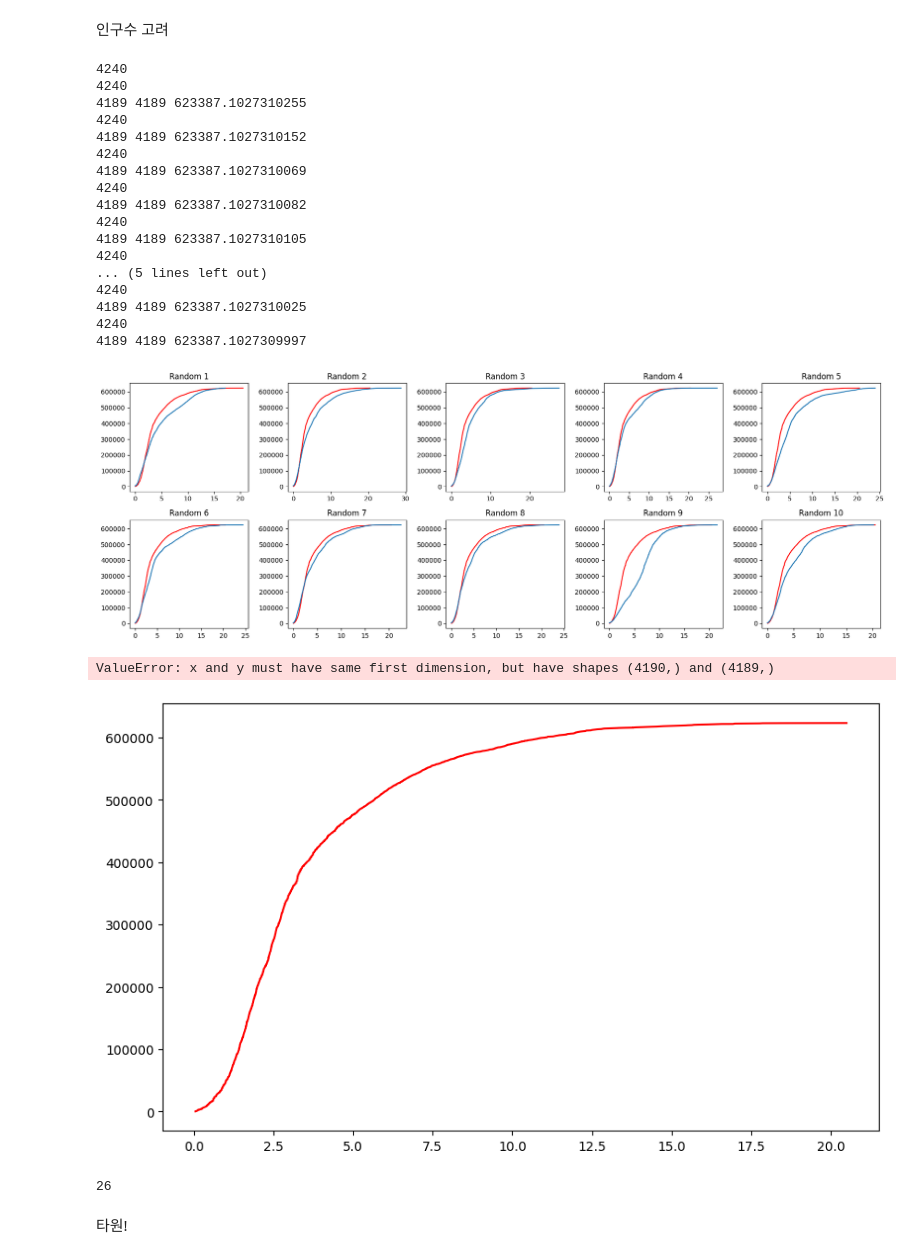
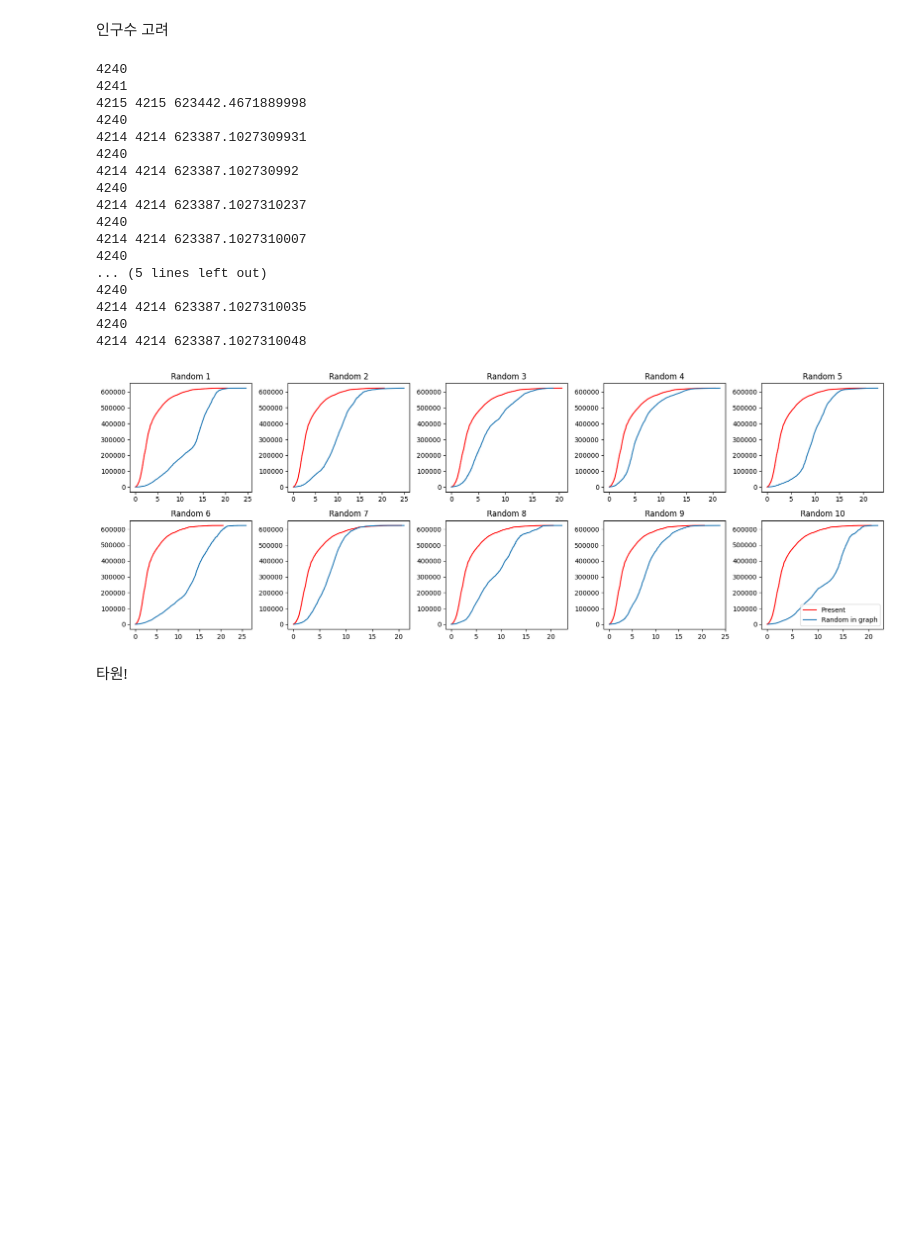
Before and after one commit to DongmyeongBack/road_network, a Jupyter notebook: road_graph.ipynb, the cells around one changed output. Cells and saved outputs as stored; diff of their text form; code cells hidden in the pictures; blank space fills up the shorter version.

Commit message:
graph file

```diff
--- a/road_graph.ipynb
+++ b/road_graph.ipynb
@@ -285,3 +292,7 @@ for _ in range(10):
+# %%
+with open('random_point.pkl', 'rb') as f:
+    random_Gnodes = pickle.load(f)
+# random_Gnodes
 # %%
 # ----- 여기는 현실판
 G = nx.Graph()
@@ -537,72 +538,55 @@ for pointsList in random_Gnodes:
     print(len(x),len(y), y[-1])
 
     if result_y == []:
         result_y = y
         result_x = x
     elif len(result_y) < len(y):
         for i in range(len(result_y)):
             result_y[i] = result_y[i] + y[i]
             result_x = x
     else:
         for i in range(len(y)):
             result_y[i] = result_y[i] + y[i]
     # subplot
     ax = fig.add_subplot(2, 5, iter)
-    ax.plot(cumulative_population.index, cumulative_population.values, color = 'red')
-    ax.plot(x, y)
+    ax.plot(cumulative_population.index, cumulative_population.values, color = 'red', label = 'Present')
+    ax.plot(x, y, label = 'Random in graph')
     ax.set_title(f"Random {iter}")
 plt.tight_layout()
+plt.legend()
 plt.savefig('result/Random Graph_Cumulative Population by Travel Time.png')
 plt.show()
 
-result_y = [y/10 for y in result_y]
+# result_y = [y/10 for y in result_y]
 
-plt.figure(figsize=(10, 6))
-plt.plot(cumulative_population.index, cumulative_population.values, marker='o', markersize = 0, color = 'red', label ='Present')
-plt.plot(result_x, result_y, marker='o', markersize = 0, label = 'Random in Graph')
-plt.legend()
-plt.xlabel('Travel Time (m)')
-plt.ylabel('Cumulative Population')
-plt.grid(True)
-plt.savefig('result/Graph_Cumulative Population by Travel Time.png')
-plt.show()
+# plt.figure(figsize=(10, 6))
+# plt.plot(cumulative_population.index, cumulative_population.values, marker='o', markersize = 0, color = 'red', label ='Present')
+# plt.plot(result_x, result_y, marker='o', markersize = 0, label = 'Random in Graph')
+# plt.legend()
+# plt.xlabel('Travel Time (m)')
+# plt.ylabel('Cumulative Population')
+# plt.grid(True)
+# plt.savefig('result/Graph_Cumulative Population by Travel Time.png')
+# plt.show()
 # %% [output]
 4240
+4241
+4215 4215 623442.4671889998
 4240
-4189 4189 623387.1027310255
+4214 4214 623387.1027309931
 4240
-4189 4189 623387.1027310152
+4214 4214 623387.102730992
 4240
-4189 4189 623387.1027310069
+4214 4214 623387.1027310237
 4240
-4189 4189 623387.1027310082
-4240
-4189 4189 623387.1027310105
+4214 4214 623387.1027310007
 4240
 ... (5 lines left out)
 4240
-4189 4189 623387.1027310025
+4214 4214 623387.1027310035
 4240
-4189 4189 623387.1027309997
+4214 4214 623387.1027310048
-[figure, old version]
+[figure, new version]
-ValueError: x and y must have same first dimension, but have shapes (4190,) and (4189,)
-[figure, removed]
-# %%
-# result_df = pd.DataFrame(list(area.items()), columns=['ID', 'Distance'])
-# merged_df = pd.merge(result_df, nodes[['Id', 'average population']], left_on='ID', right_on='Id')
-# grouped_data = merged_df.groupby('Distance')['average population'].sum()
-# cumulative_population = grouped_data.cumsum()
-
-# random_df = pd.DataFrame(list(area.items()), columns=['ID', 'Distance'])
-#     random_counts = [random_df[random_df['Distance'] <= distance].shape[0] for distance in distances]
-#     mergedRandom = pd.merge(random_df, nodes[['Id', 'average population']], left_on='ID', right_on='Id')
-#     groupedRandom = mergedRandom.groupby('Distance')['average population'].sum()
-#     randomPopulation = groupedRandom.cumsum()
-
-# merged_df[merged_df['Distance'] == 0].shape[0]
-mergedRandom[mergedRandom['Distance'] == 0].shape[0]
-# %% [output]
-26
 # %% [markdown]
 타원!
 # %%
```
Also changed, not shown: parts of 5 cells of this notebook.
